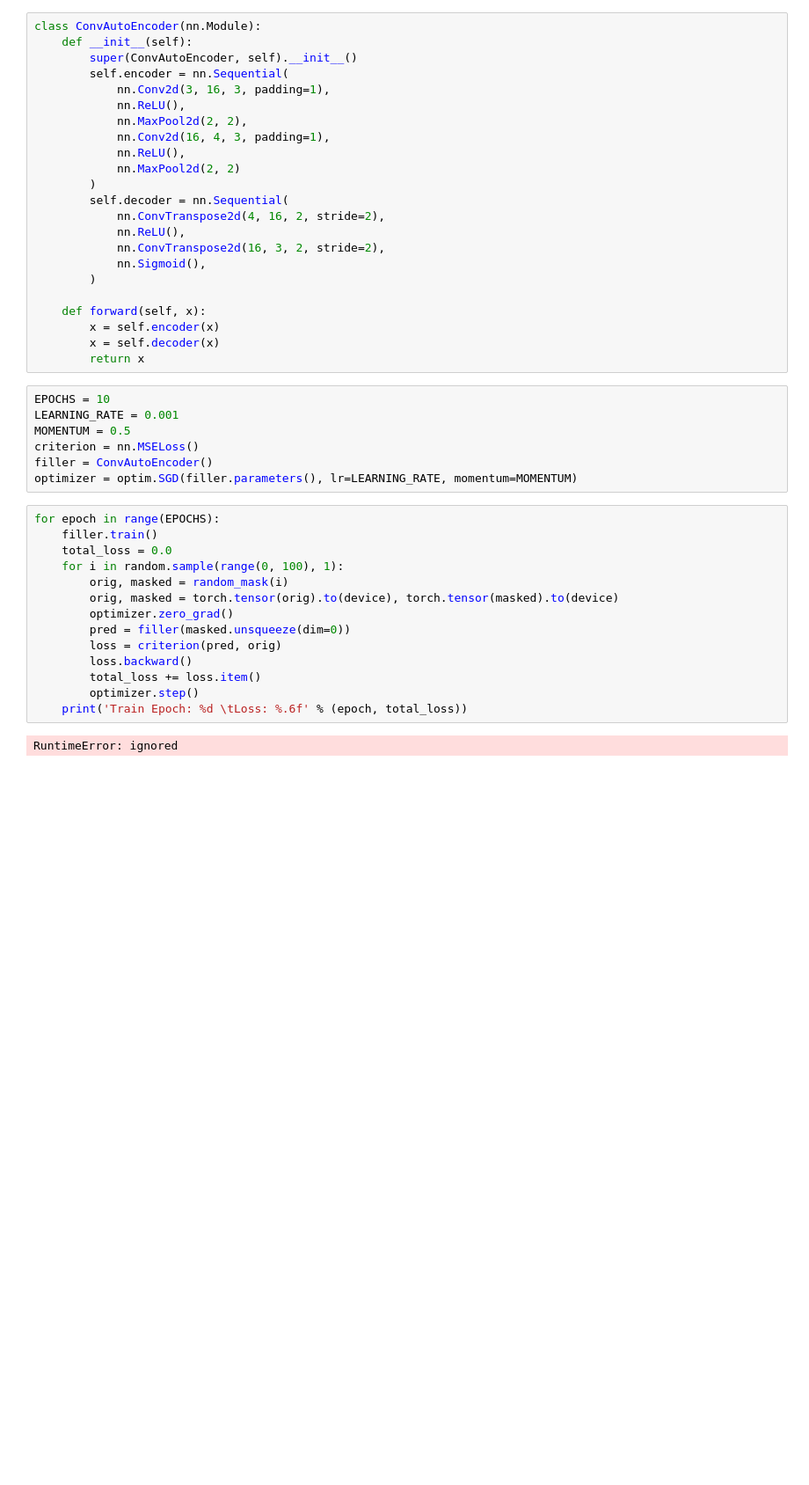
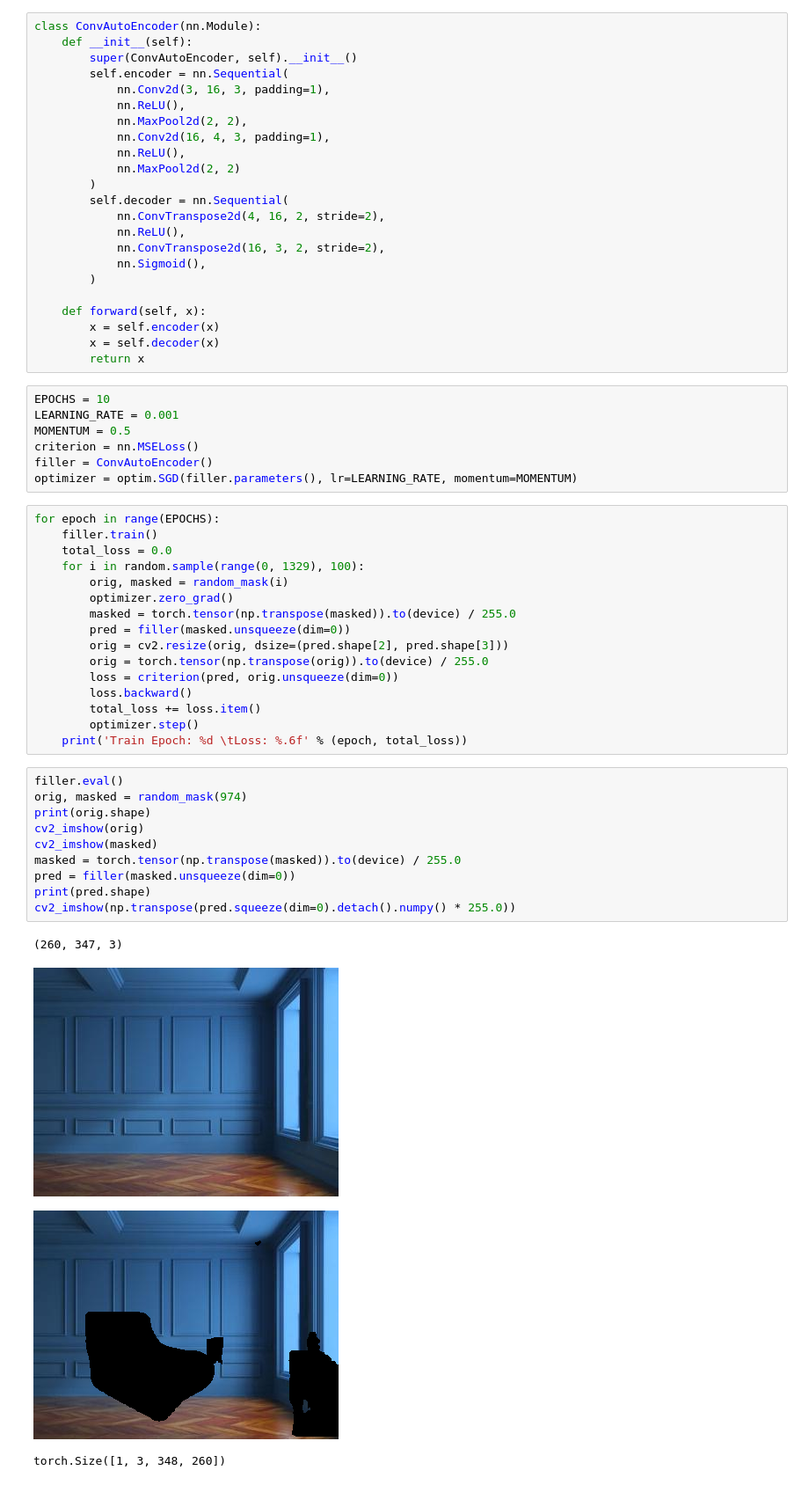
Before and after one commit to darisoy/EE596_Project, a Jupyter notebook: testing_CNNAutoEncoder.ipynb, the cells around one changed output. Shown: that part at 88% size. Saved outputs shown, nothing was run; the diff lists cells and outputs as text; blank space fills up the shorter version.

```diff
--- a/testing_CNNAutoEncoder.ipynb
+++ b/testing_CNNAutoEncoder.ipynb
@@ -103,15 +90,30 @@ optimizer = optim.SGD(filler.parameters(), lr=LEARNING_RATE, momentum=MOMENTUM)
 for epoch in range(EPOCHS):
     filler.train()
     total_loss = 0.0
-    for i in random.sample(range(0, 100), 1):
+    for i in random.sample(range(0, 1329), 100):
         orig, masked = random_mask(i)
-        orig, masked = torch.tensor(orig).to(device), torch.tensor(masked).to(device)
         optimizer.zero_grad()
+        masked = torch.tensor(np.transpose(masked)).to(device) / 255.0
         pred = filler(masked.unsqueeze(dim=0))
-        loss = criterion(pred, orig)
+        orig = cv2.resize(orig, dsize=(pred.shape[2], pred.shape[3]))
+        orig = torch.tensor(np.transpose(orig)).to(device) / 255.0
+        loss = criterion(pred, orig.unsqueeze(dim=0))
         loss.backward()
         total_loss += loss.item()
         optimizer.step()
     print('Train Epoch: %d \tLoss: %.6f' % (epoch, total_loss))
-# %% [output]
-RuntimeError: ignored
+# %%
+filler.eval()
+orig, masked = random_mask(974)
+print(orig.shape)
+cv2_imshow(orig)
+cv2_imshow(masked)
+masked = torch.tensor(np.transpose(masked)).to(device) / 255.0
+pred = filler(masked.unsqueeze(dim=0))
+print(pred.shape)
+cv2_imshow(np.transpose(pred.squeeze(dim=0).detach().numpy() * 255.0))
+# %% [output]
+(260, 347, 3)
+[figure, added]
+[figure, added]
+torch.Size([1, 3, 348, 260])
```
Also changed, not shown: parts of 4 cells of this notebook.
